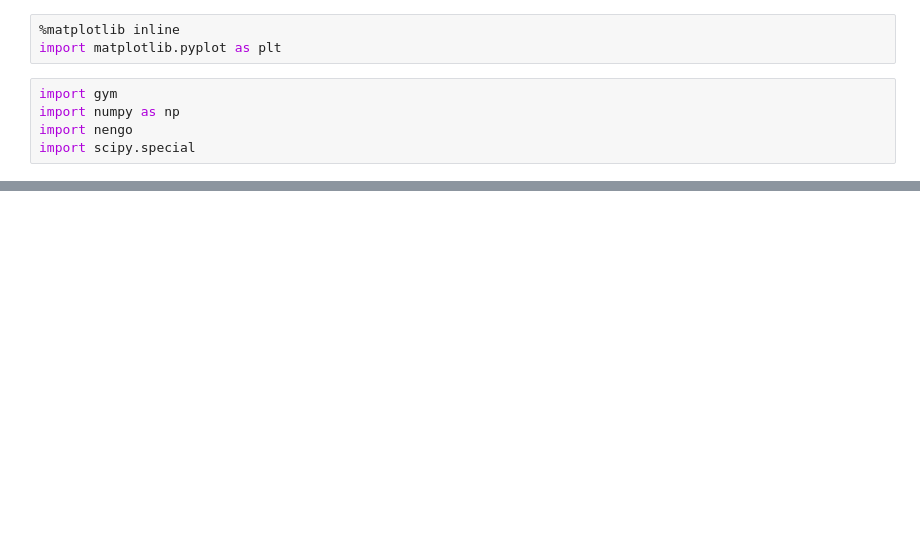
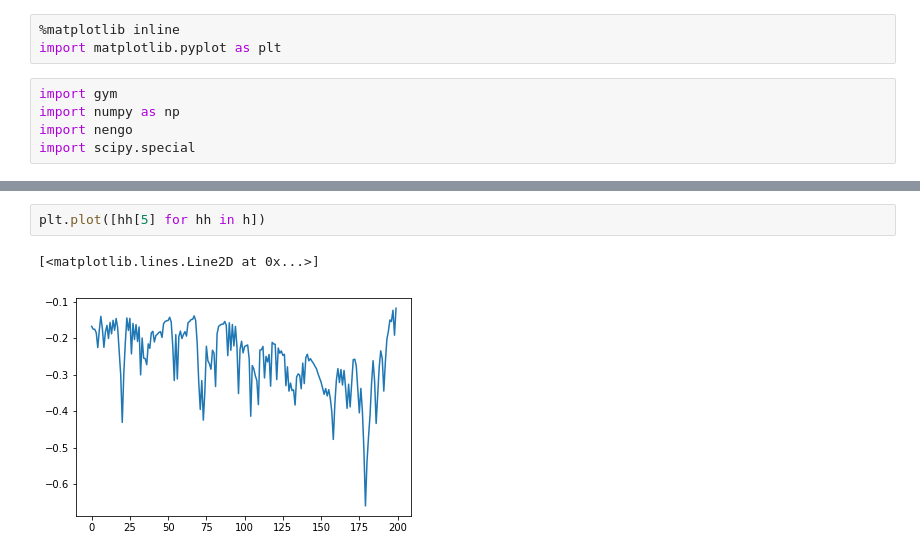
Before and after one commit to tcstewar/reinforcement_learning, a Jupyter notebook: Actor-Critic cartpole.ipynb, the cells around one changed output, grey strips where cells are left out. Saved outputs shown, nothing was run; the diff lists cells and outputs as text; blank space fills up the shorter version.

```diff
--- a/Actor-Critic cartpole.ipynb
+++ b/Actor-Critic cartpole.ipynb
@@ -123,0 +174,5 @@ tensor(-0.2231)
+# %%
+plt.plot([hh[5] for hh in h])
+# %% [output]
+[<matplotlib.lines.Line2D at 0x...>]
+[figure, added]
```
Also changed, not shown: parts of 7 cells of this notebook, 2 other files.
